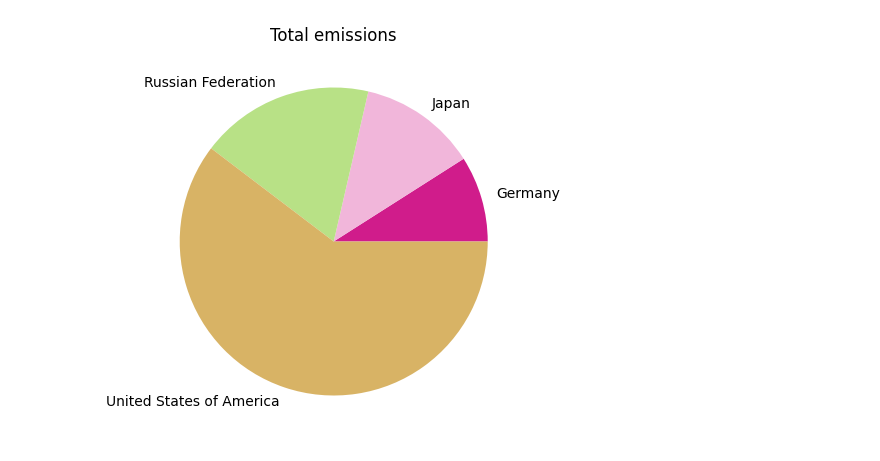
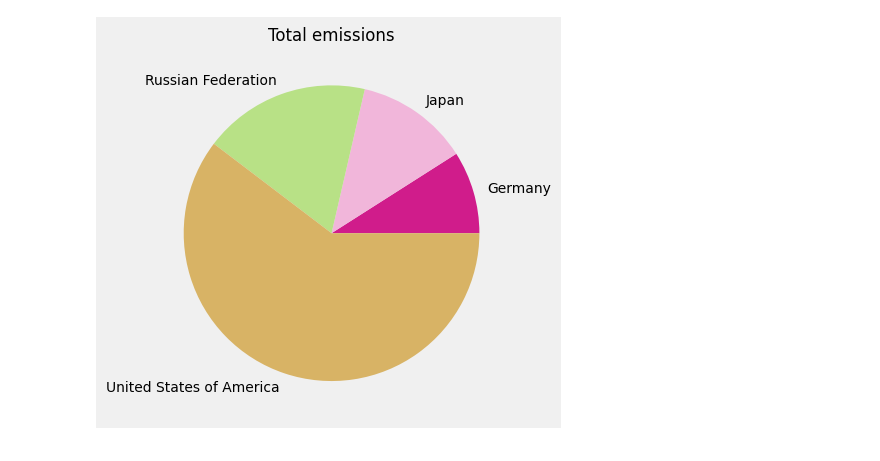
Before and after one commit to snohm/VS, a Jupyter notebook: Sorgenti/emissionTot.ipynb, the cells around one changed output. Drawn from its saved outputs; the diff is of its cells as text; code cells hidden in the pictures.

```diff
--- a/Sorgenti/emissionTot.ipynb
+++ b/Sorgenti/emissionTot.ipynb
@@ -10,31 +10,34 @@ fGh = open("/workspace/VS/DataSet/Greenhouse Gas in kilotonne CO2 equivalent.csv
 tot = 0
 val = []
 label = ""
 color = ["#d01c8b", "#f1b6da", "#b8e186", "#d8b365"]
+graphColor = "#f0f0f0"
+plt.figure(facecolor = graphColor)
+plt.axes(facecolor = graphColor)
 lineCo2 = fCo2.readline()
 elmCo2 = lineCo2.split(",")
 lineGh = fGh.readline()
 elmGh = lineGh.split(",")
 while lineCo2 != "":
     if elmCo2[0] in nations:
         for i in range (0, 31, 1):
             tot = tot + int(float(elmCo2[2])/1000) + int(float(elmGh[2])/1000)
             lineCo2 = fCo2.readline()
             elmCo2 = lineCo2.split(",")
             lineGh = fGh.readline()
             elmGh = lineGh.split(",")
         val.append(tot)
         tot = 0
     else:
         lineCo2 = fCo2.readline()
         elmCo2 = lineCo2.split(",")
         lineGh = fGh.readline()
         elmGh = lineGh.split(",")
 fCo2.close()
 fGh.close()
 plt.rcParams["figure.figsize"] = (5, 5)
 plt.pie(val, labels = nations, colors = color)
 plt.title("Total emissions")
 plt.show()
 # %% [output]
-[figure, old version]
+[figure, new version]
```
Also changed, not shown: 9 other files.
